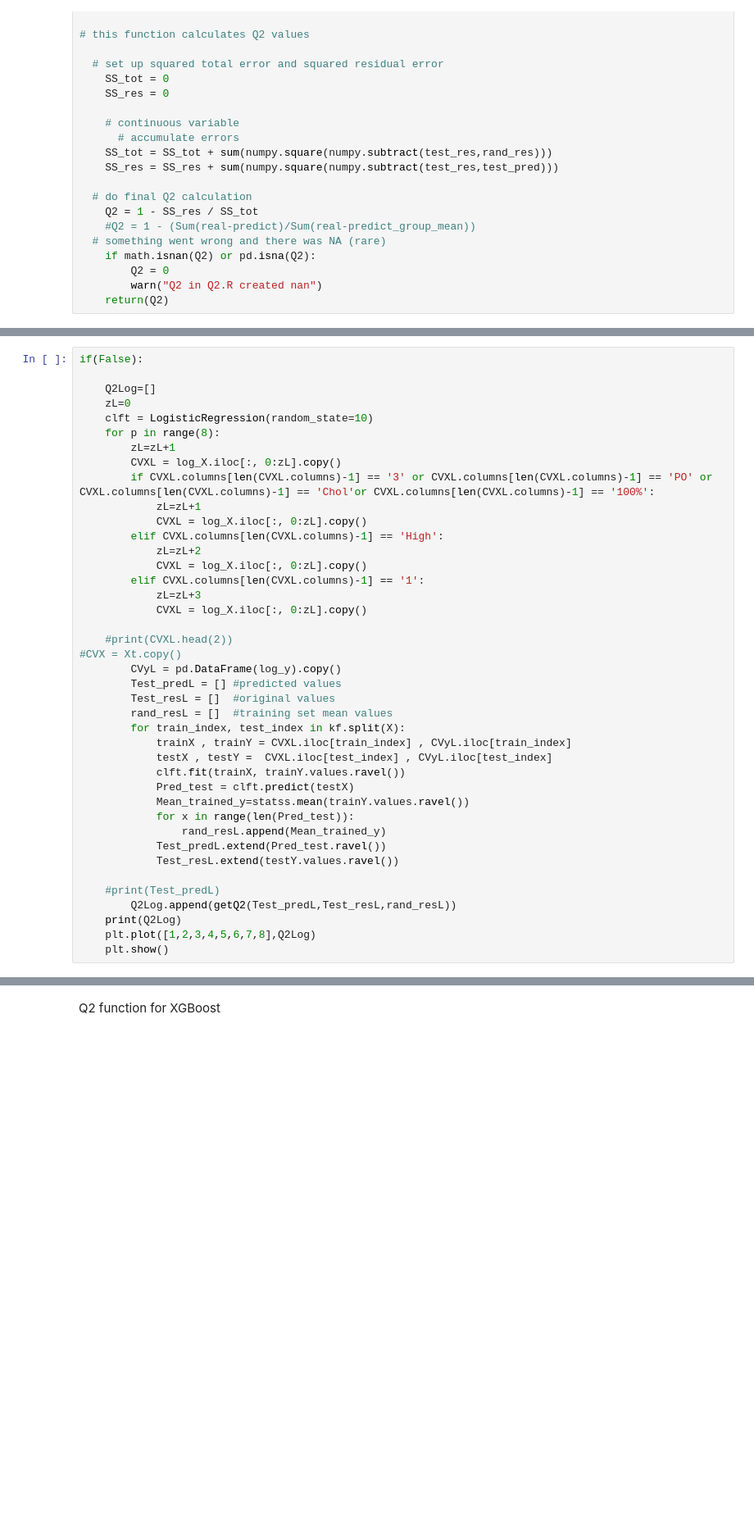
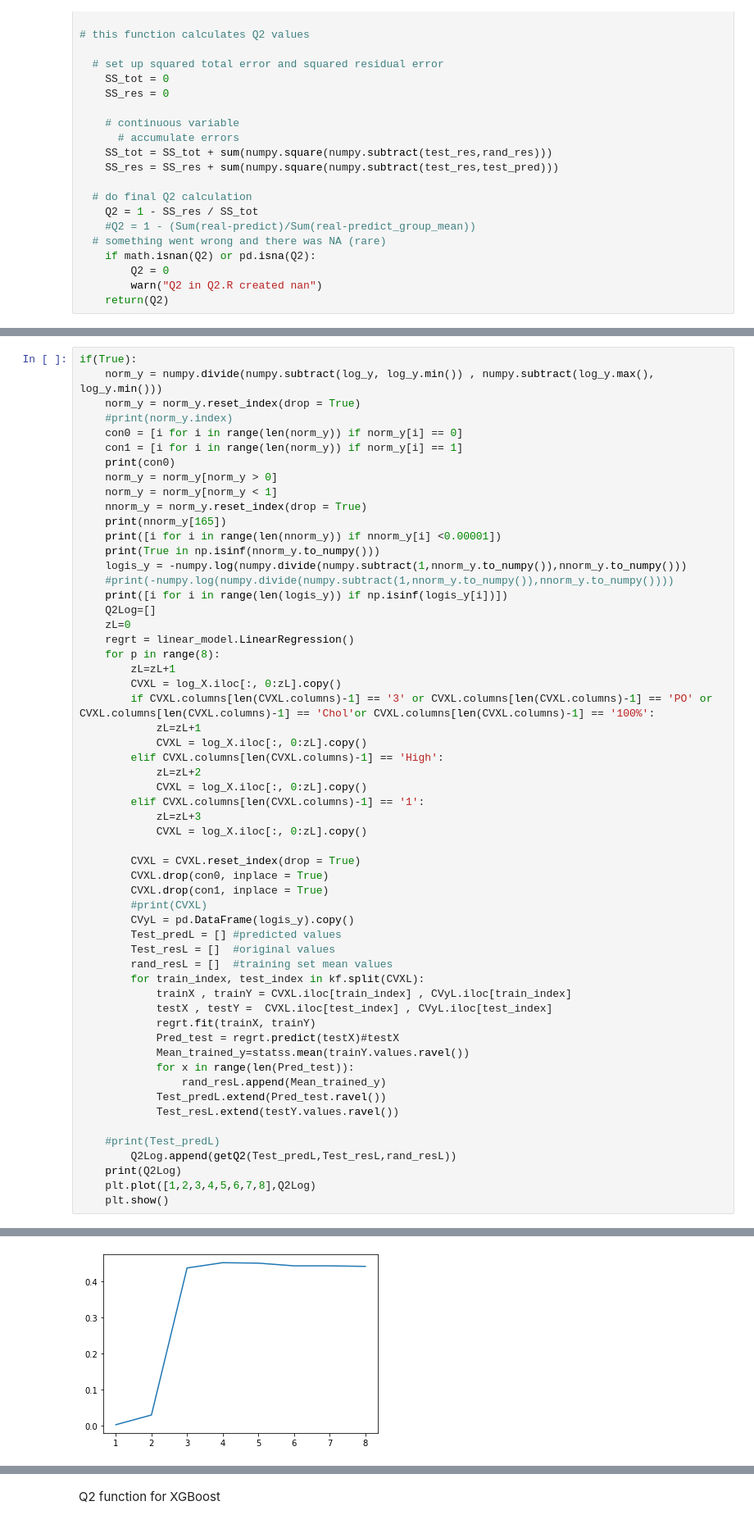
Before and after one commit to kenll99minecart/Immunopeptide, a Jupyter notebook: Linear regression.ipynb, the cells around one changed output, grey strips where cells are left out. Shown at 82% size. Cells and saved outputs as stored; diff of their text form; blank space fills up the shorter version.

```diff
--- a/Linear regression.ipynb
+++ b/Linear regression.ipynb
@@ -268,9 +358,23 @@ plt.show()
 # %%
-if(False):
-
+if(True):
+    norm_y = numpy.divide(numpy.subtract(log_y, log_y.min()) , numpy.subtract(log_y.max(), log_y.min()))
+    norm_y = norm_y.reset_index(drop = True)
+    #print(norm_y.index)
+    con0 = [i for i in range(len(norm_y)) if norm_y[i] == 0]
+    con1 = [i for i in range(len(norm_y)) if norm_y[i] == 1]
+    print(con0)
+    norm_y = norm_y[norm_y > 0]
+    norm_y = norm_y[norm_y < 1]
+    nnorm_y = norm_y.reset_index(drop = True)
+    print(nnorm_y[165])
+    print([i for i in range(len(nnorm_y)) if nnorm_y[i] <0.00001])
+    print(True in np.isinf(nnorm_y.to_numpy()))
+    logis_y = -numpy.log(numpy.divide(numpy.subtract(1,nnorm_y.to_numpy()),nnorm_y.to_numpy()))
+    #print(-numpy.log(numpy.divide(numpy.subtract(1,nnorm_y.to_numpy()),nnorm_y.to_numpy())))
+    print([i for i in range(len(logis_y)) if np.isinf(logis_y[i])])
     Q2Log=[]
     zL=0
-    clft = LogisticRegression(random_state=10)
+    regrt = linear_model.LinearRegression()
     for p in range(8):
         zL=zL+1
         CVXL = log_X.iloc[:, 0:zL].copy()
@@ -284,17 +388,19 @@ if(False):
             zL=zL+3
             CVXL = log_X.iloc[:, 0:zL].copy()
 
-    #print(CVXL.head(2))
-#CVX = Xt.copy()
-        CVyL = pd.DataFrame(log_y).copy()
+        CVXL = CVXL.reset_index(drop = True)
+        CVXL.drop(con0, inplace = True)
+        CVXL.drop(con1, inplace = True)
+        #print(CVXL)
+        CVyL = pd.DataFrame(logis_y).copy()
         Test_predL = [] #predicted values
         Test_resL = []  #original values
         rand_resL = []  #training set mean values
-        for train_index, test_index in kf.split(X):
+        for train_index, test_index in kf.split(CVXL):
             trainX , trainY = CVXL.iloc[train_index] , CVyL.iloc[train_index]
             testX , testY =  CVXL.iloc[test_index] , CVyL.iloc[test_index]
-            clft.fit(trainX, trainY.values.ravel())
-            Pred_test = clft.predict(testX)
+            regrt.fit(trainX, trainY)
+            Pred_test = regrt.predict(testX)#testX
             Mean_trained_y=statss.mean(trainY.values.ravel())
             for x in range(len(Pred_test)):
                 rand_resL.append(Mean_trained_y)
@@ -306,3 +412,4 @@ if(False):
     print(Q2Log)
     plt.plot([1,2,3,4,5,6,7,8],Q2Log)
     plt.show()
+# %% [output]
@@ -309,3 +422,4 @@ if(False):
+[figure, added]
 # %%
 import xgboost as xgb
 from sklearn.preprocessing import LabelEncoder
```
Also changed, not shown: parts of 6 cells of this notebook.
